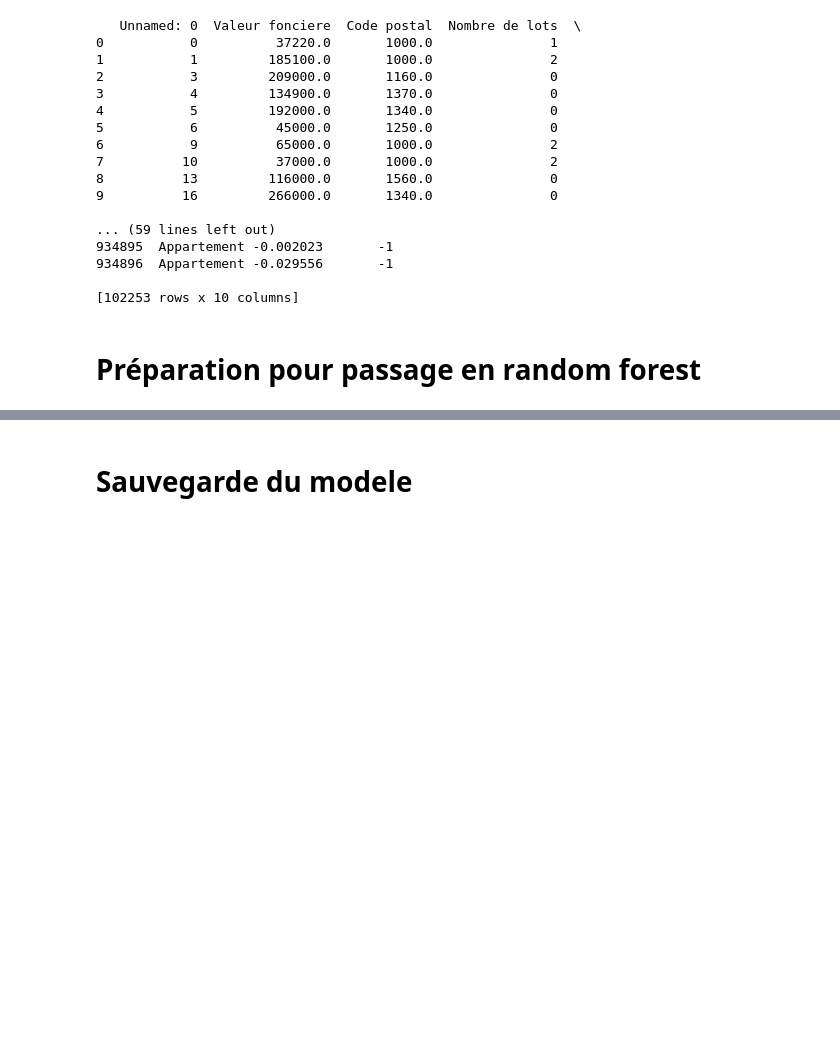
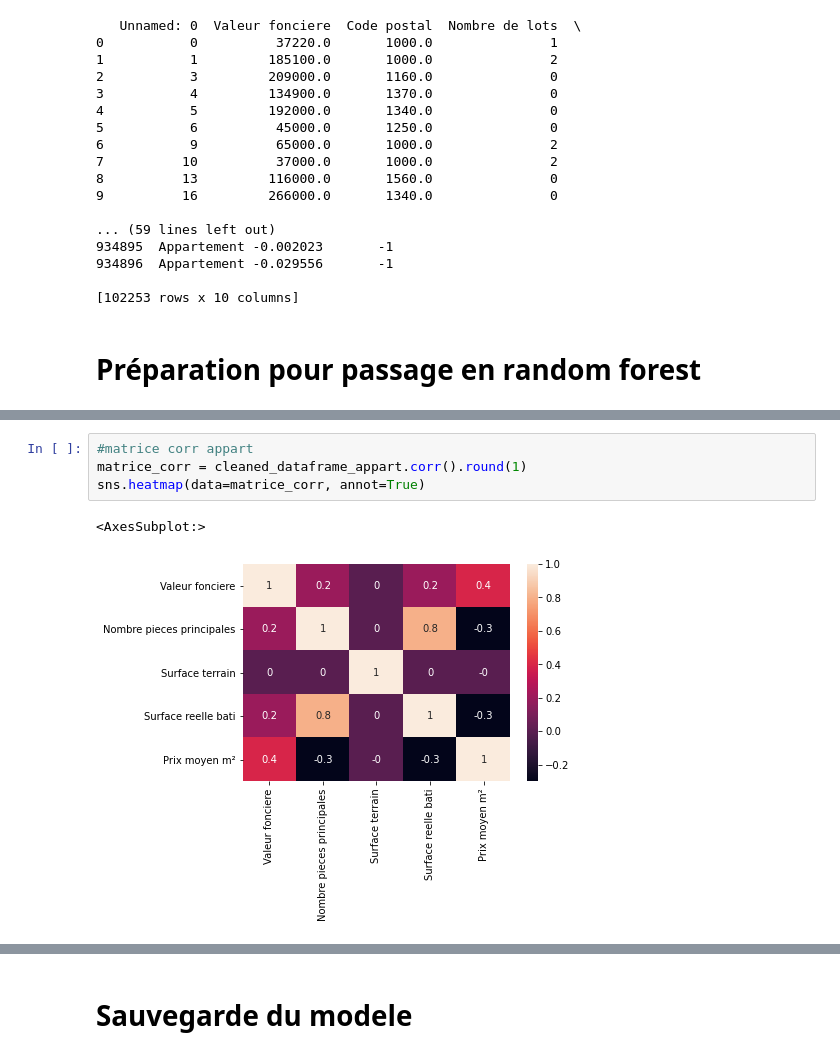
Before and after one commit to KRDavid/Immothep, a Jupyter notebook: NotebookFrance.ipynb, the cells around one changed output, grey strips where cells are left out. Cells and saved outputs as stored; diff of their text form; blank space fills up the shorter version.

```diff
--- a/NotebookFrance.ipynb
+++ b/NotebookFrance.ipynb
@@ -113 +126,8 @@ sns.heatmap(data=matrice_corr, annot=True)
+# %%
+#matrice corr appart
+matrice_corr = cleaned_dataframe_appart.corr().round(1)
+sns.heatmap(data=matrice_corr, annot=True)
+# %% [output]
+<AxesSubplot:>
+[figure, added]
 # %%
```
Also changed, not shown: parts of 8 cells of this notebook, 5 other files.
